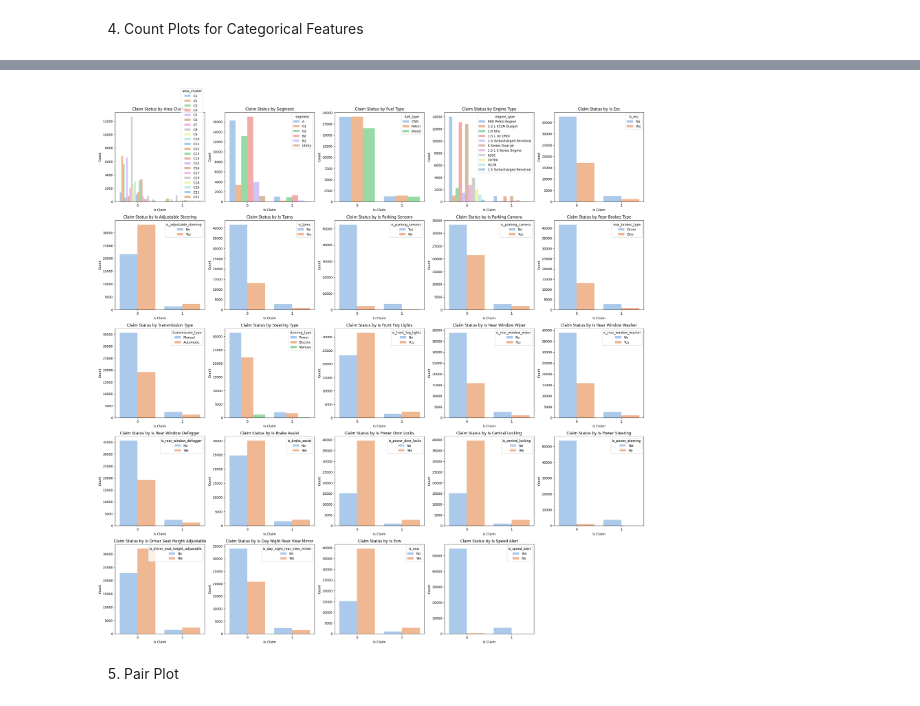
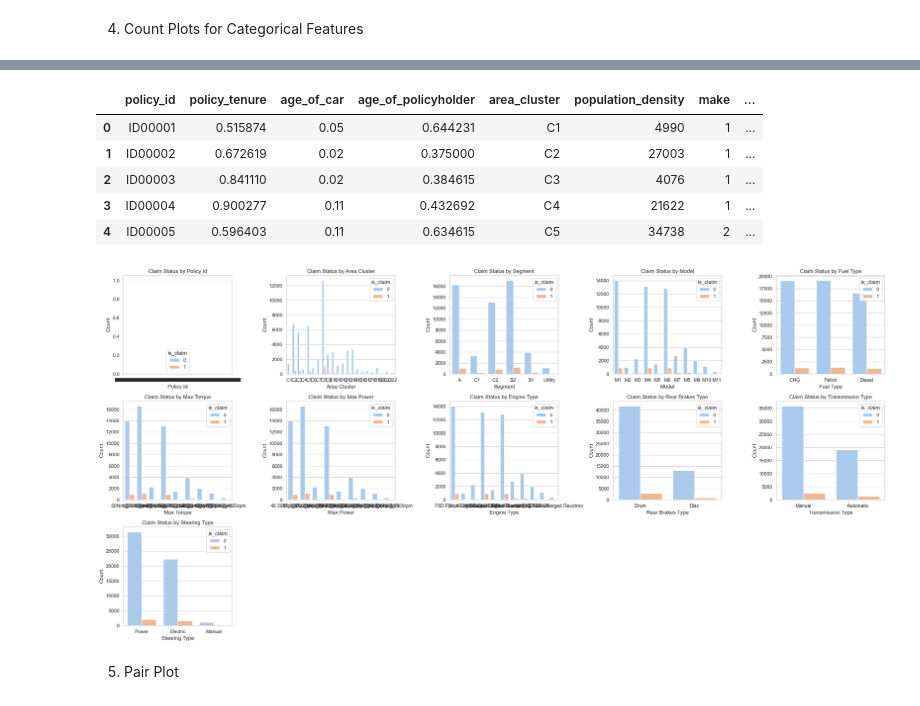
Before and after one commit to aimeele97/insurance_claim_analysis_model, a Jupyter notebook: insuranceclaim.ipynb, the cells around one changed output, grey strips where cells are left out. Cells and saved outputs as stored; diff of their text form; code cells hidden in the pictures.

Commit message:
update the models

```diff
--- a/insuranceclaim.ipynb
+++ b/insuranceclaim.ipynb
@@ -296,41 +275,41 @@ df_cat.describe(include='all')
+# %%
+df.head()
+# %% [output]
+|  | policy_id | policy_tenure | age_of_car | age_of_policyholder | area_cluster | population_density | make | ... |
+| 0 | ID00001 | 0.515874 | 0.05 | 0.644231 | C1 | 4990 | 1 | ... |
+| 1 | ID00002 | 0.672619 | 0.02 | 0.375000 | C2 | 27003 | 1 | ... |
+| 2 | ID00003 | 0.841110 | 0.02 | 0.384615 | C3 | 4076 | 1 | ... |
+| 3 | ID00004 | 0.900277 | 0.11 | 0.432692 | C4 | 21622 | 1 | ... |
+| 4 | ID00005 | 0.596403 | 0.11 | 0.634615 | C5 | 34738 | 2 | ... |
+# %%
+categorical_features = ['policy_id', 'area_cluster', 'segment', 'model', 'fuel_type',
+                        'max_torque', 'max_power', 'engine_type', 'rear_brakes_type',
+                        'transmission_type', 'steering_type']
 # %%
-
-# categorical features to plot
-categorical_features = ['area_cluster', 'segment', 'fuel_type', 'engine_type',
-                        'is_esc', 'is_adjustable_steering', 'is_tpms',
-                        'is_parking_sensors', 'is_parking_camera',
-                        'rear_brakes_type', 'transmission_type',
-                        'steering_type', 'is_front_fog_lights',
-                        'is_rear_window_wiper', 'is_rear_window_washer',
-                        'is_rear_window_defogger', 'is_brake_assist',
-                        'is_power_door_locks', 'is_central_locking',
-                        'is_power_steering', 'is_driver_seat_height_adjustable',
-                        'is_day_night_rear_view_mirror', 'is_ecw',
-                        'is_speed_alert']
-
-n_cols = 5  # Set number of columns for the layout
-n_rows = (len(categorical_features) + n_cols - 1) // n_cols  # Calculate number of rows needed
+n_cols = 5
+n_rows = (len(categorical_features) + n_cols - 1) // n_cols  # Calculate the number of rows needed
 
 # Create a figure with subplots
-fig, axs = plt.subplots(n_rows, n_cols, figsize=(24, 5 * n_rows))
+fig, axs = plt.subplots(n_rows, n_cols, figsize=(5 * n_cols, 4 * n_rows))
 axs = axs.flatten()  # Flatten the array of axes for easy indexing
 
 # Loop through each categorical feature and create a count plot
 for i, col in enumerate(categorical_features):
-    sns.countplot(x='is_claim', hue=col, data=df, ax=axs[i], palette='pastel')
-    axs[i].set_title(f'Claim Status by {col.replace("_", " ").title()}')
-    axs[i].set_xlabel('Is Claim')
-    axs[i].set_ylabel('Count')
+    if col in df.columns:  # Check if the column exists in the DataFrame
+        sns.countplot(x=col, hue='is_claim', data=df, ax=axs[i], palette='pastel')
+        axs[i].set_title(f'Claim Status by {col.replace("_", " ").title()}')
+        axs[i].set_xlabel(col.replace("_", " ").title())
+        axs[i].set_ylabel('Count')
 
 # Hide any remaining empty subplots
-for j in range(i + 1, len(axs)):
+for j in range(len(categorical_features), len(axs)):
     axs[j].axis('off')
 
 # Adjust layout
 plt.tight_layout()
 plt.show()
 # %% [output]
-[figure, old version]
+[figure, new version]
 # %% [markdown]
 5. Pair Plot
 # %%
```
Also changed, not shown: parts of 34 cells of this notebook.
